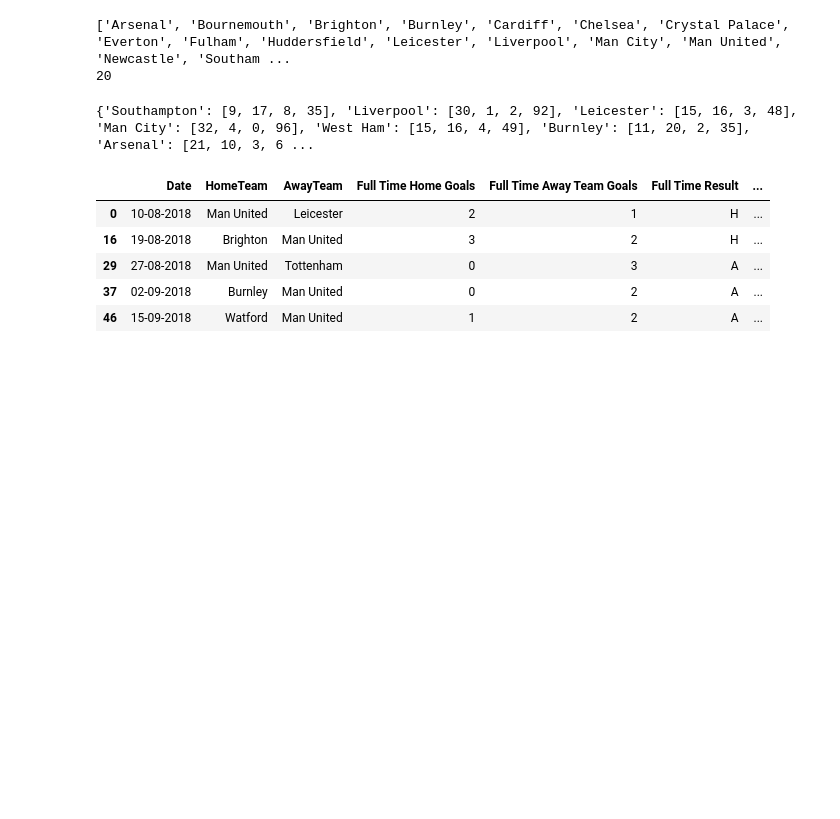
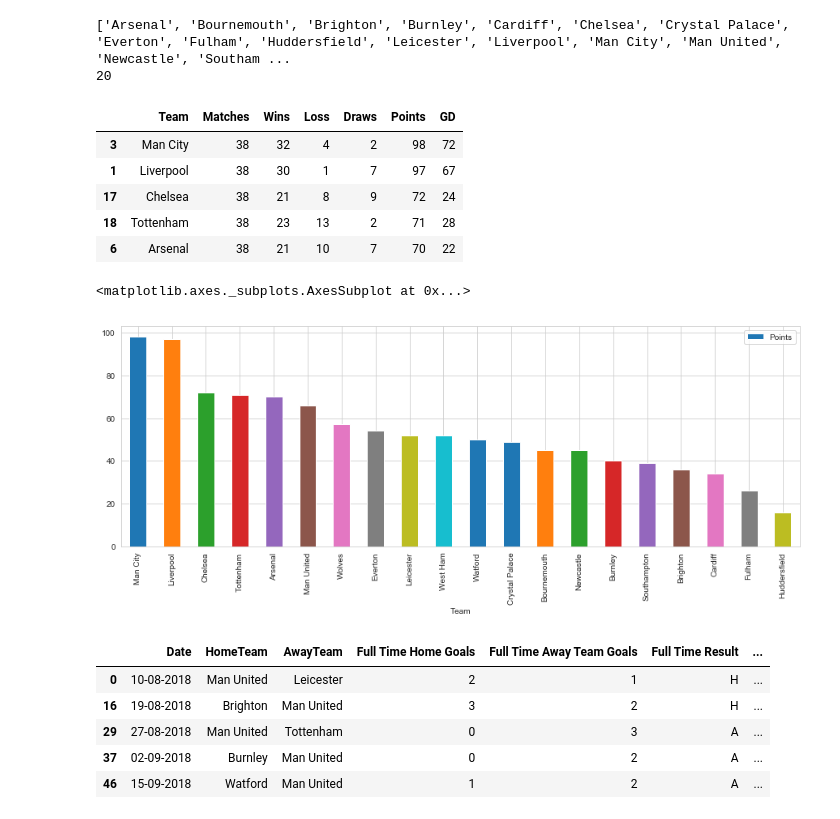
Before and after one commit to sukumarandurai/Data-Science, a Jupyter notebook: Manchester United 18_19/Manchester United 2018-19.ipynb, the cells around one changed output. Drawn from its saved outputs; the diff is of its cells as text; code cells hidden in the pictures; blank space fills up the shorter version.

Commit message:
Created Points Table

```diff
--- a/Manchester United 18_19/Manchester United 2018-19.ipynb
+++ b/Manchester United 18_19/Manchester United 2018-19.ipynb
@@ -42,19 +42,58 @@ print(len(teams))
 ['Arsenal', 'Bournemouth', 'Brighton', 'Burnley', 'Cardiff', 'Chelsea', 'Crystal Palace', 'Everton', 'Fulham', 'Huddersfield', 'Leicester', 'Liverpool', 'Man City', 'Man United', 'Newcastle', 'Southam ...
 20
 # %%
-Wins = {}
+pointsTable = {}
+
 for team in teams:
+    total_scored = 0
+    total_conceded = 0
+
     total_wins = ((Season_18_19.HomeTeam == team) & (Season_18_19['Full Time Result'] == 'H')).sum()
+
     total_wins += ((Season_18_19.AwayTeam == team) & (Season_18_19['Full Time Result'] == 'A')).sum()
+
     total_loss = ((Season_18_19.HomeTeam == team) & (Season_18_19['Full Time Result'] == 'A')).sum()
+
     total_loss += ((Season_18_19.AwayTeam == team) & (Season_18_19['Full Time Result'] == 'H')).sum()
-    total_draws = (((Season_18_19.HomeTeam == team) | (Season_18_19.HomeTeam == team)) &
+
+    total_draws = (((Season_18_19.HomeTeam == team) | (Season_18_19.AwayTeam == team)) &
                    (Season_18_19['Full Time Result'] == 'D')).sum()
+
     total_points = (total_wins * 3) + (total_draws)
-    Wins[team] = [total_wins,total_loss,total_draws,total_points]
-print(Wins)
+
+    for index,row in Season_18_19.iterrows():
+        if(row['HomeTeam'] == team):
+            total_scored += row['Full Time Home Goals']
+            total_conceded += row['Full Time Away Team Goals']
+        elif(row['AwayTeam'] == team):
+            total_scored += row['Full Time Away Team Goals']
+            total_conceded += row['Full Time Home Goals']
+
+    goal_difference = total_scored - total_conceded
+
+    total_Matches = total_wins + total_loss + total_draws
+
+    pointsTable[team] = [total_Matches,total_wins,total_loss,total_draws,total_points,goal_difference]
+
+Points_Table = pd.DataFrame.from_dict(pointsTable, orient='index').reset_index()
+
+Points_Table.columns = ['Team','Matches','Wins','Loss','Draws','Points','GD']
+
+Points_Table = Points_Table.sort_values(by=['Points'],ascending = False)
+
+Points_Table.head()
 # %% [output]
-{'Southampton': [9, 17, 8, 35], 'Liverpool': [30, 1, 2, 92], 'Leicester': [15, 16, 3, 48], 'Man City': [32, 4, 0, 96], 'West Ham': [15, 16, 4, 49], 'Burnley': [11, 20, 2, 35], 'Arsenal': [21, 10, 3, 6 ...
+|  | Team | Matches | Wins | Loss | Draws | Points | GD |
+| 3 | Man City | 38 | 32 | 4 | 2 | 98 | 72 |
+| 1 | Liverpool | 38 | 30 | 1 | 7 | 97 | 67 |
+| 17 | Chelsea | 38 | 21 | 8 | 9 | 72 | 24 |
+| 18 | Tottenham | 38 | 23 | 13 | 2 | 71 | 28 |
+| 6 | Arsenal | 38 | 21 | 10 | 7 | 70 | 22 |
+# %%
+Points_Table.plot.bar(x = 'Team',y = 'Points',figsize = (15,5))
+# %% [output]
+<matplotlib.axes._subplots.AxesSubplot at 0x...>
+[figure, added]
 # %%
 ManchesterUnited_DF = Season_18_19[(Season_18_19['HomeTeam'] == 'Man United') | (Season_18_19['AwayTeam'] == 'Man United')]
 ManchesterUnited_DF.head()
```
